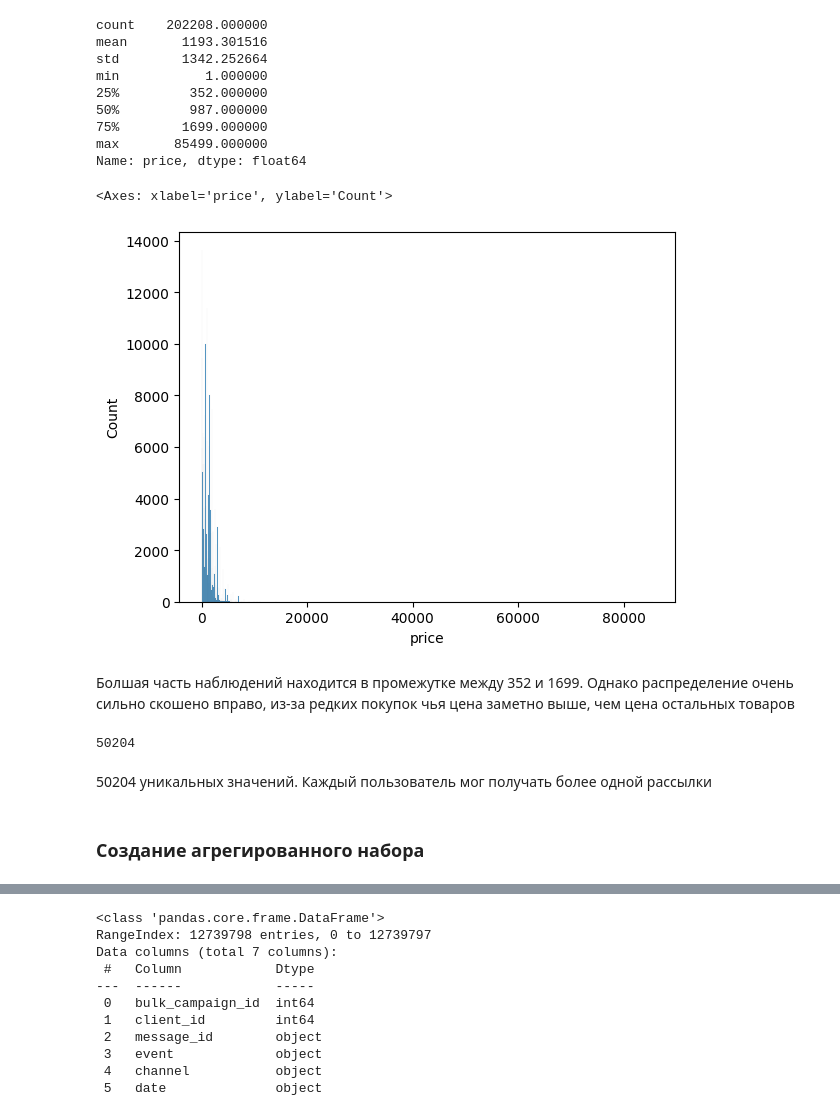
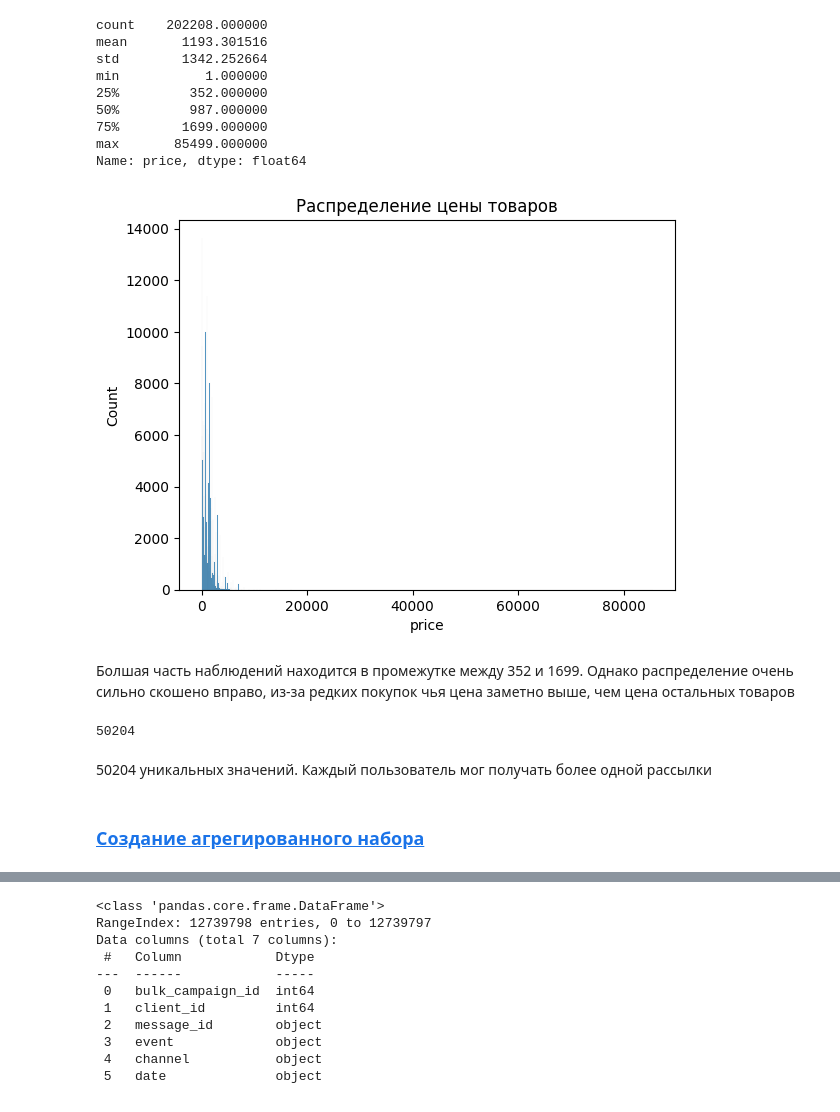
Before and after one commit to quicly/mast_project_2, a Jupyter notebook: Jupy.ipynb, the cells around one changed output, grey strips where cells are left out. Cells and saved outputs as stored; diff of their text form; code cells hidden in the pictures.

```diff
--- a/Jupy.ipynb
+++ b/Jupy.ipynb
@@ -148,18 +181,21 @@ max       85499.000000
 Name: price, dtype: float64
 # %%
 sns.histplot(data = apparel_purchases, x = "price")
+plt.title("Распределение цены товаров")
+plt.show()
 # %% [output]
-<Axes: xlabel='price', ylabel='Count'>
-[figure, old version]
+[figure, new version]
 # %% [markdown]
-Болшая часть наблюдений находится в промежутке между 352 и 1699. Однако распределение очень сильно скошено вправо, из-за редких покупок чья цена заметно выше, чем цена остальных товаров
+Болшая часть наблюдений находится в промежутке между 352 и 1699.
+Однако распределение очень сильно скошено вправо, из-за редких покупок чья цена заметно выше, чем цена остальных товаров
 # %%
 apparel_purchases["message_id"].nunique()
 # %% [output]
 50204
 # %% [markdown]
-50204 уникальных значений. Каждый пользователь мог получать более одной рассылки
+50204 уникальных значений.
+Каждый пользователь мог получать более одной рассылки
 # %% [markdown]
-### Создание агрегированного набора
+### <a id='toc1_3_1_'></a>[Создание агрегированного набора](#toc0_)
 # %%
 result = apparel_purchases.groupby("client_id").agg(
```
Also changed, not shown: parts of 95 cells of this notebook.
